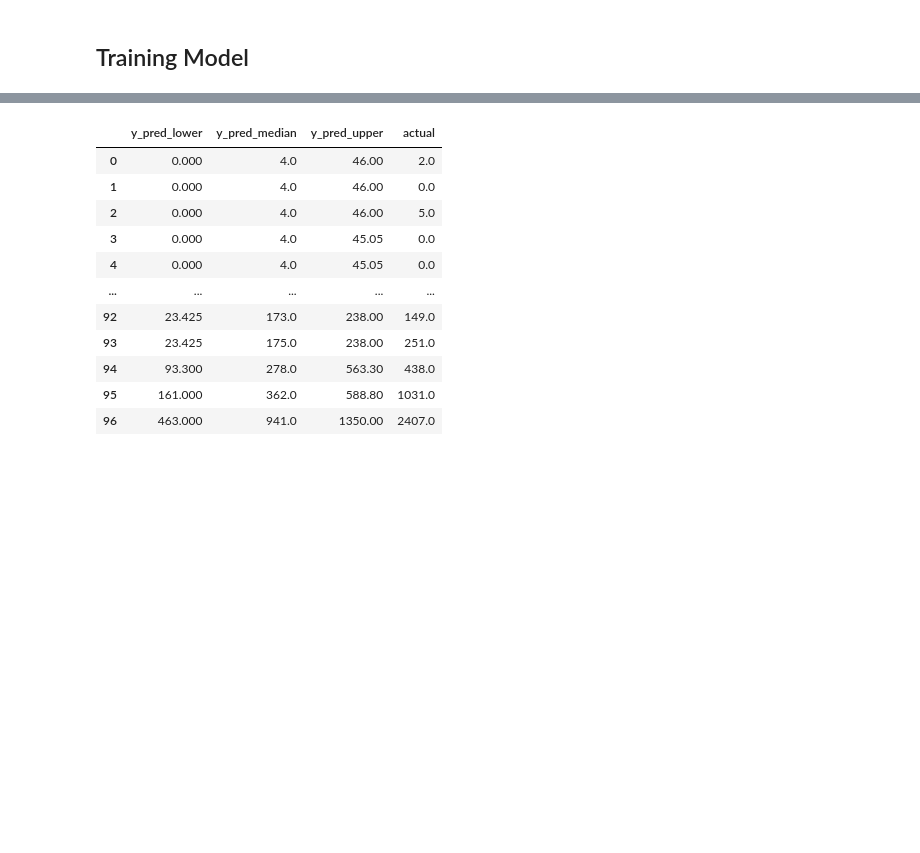
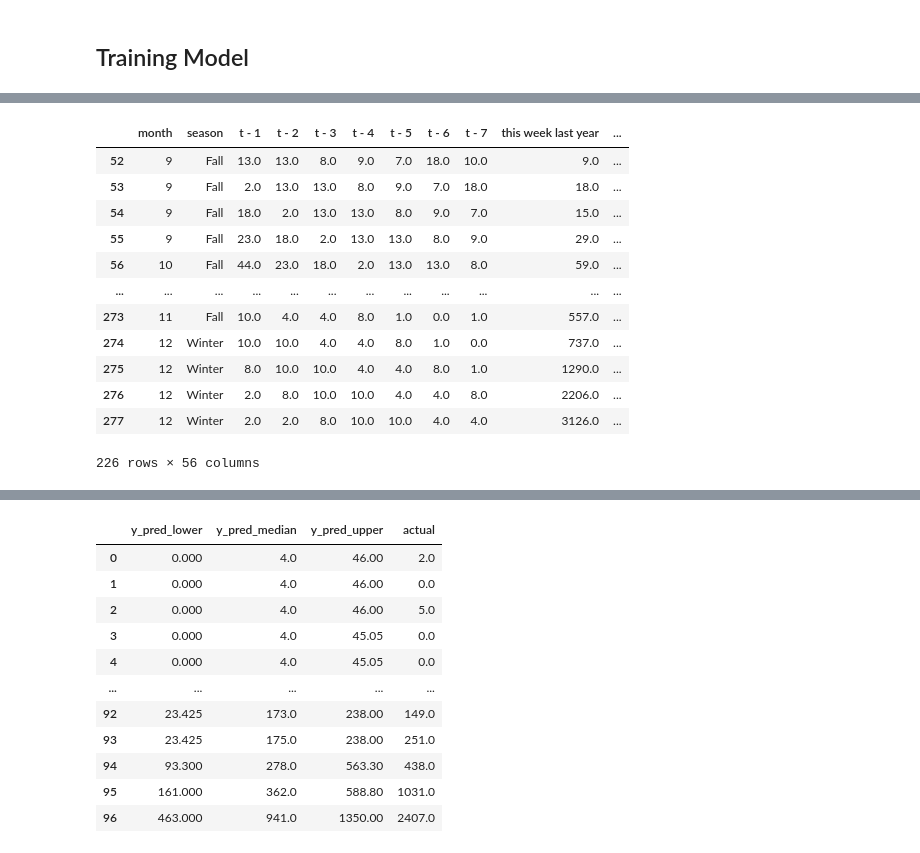
Before and after one commit to jess-moloney/LHL_final_project_influenza_forecasting, a Jupyter notebook: notebooks/Pipeline_v4.ipynb, the cells around one changed output, grey strips where cells are left out. Drawn from its saved outputs; the diff is of its cells as text; code cells hidden in the pictures; blank space fills up the shorter version.

```diff
--- a/notebooks/Pipeline_v4.ipynb
+++ b/notebooks/Pipeline_v4.ipynb
@@ -396,0 +510,16 @@ for model in [week1, week2, week3, week4]:
+# %%
+train_X
+# %% [output]
+|  | month | season | t - 1 | t - 2 | t - 3 | t - 4 | t - 5 | t - 6 | t - 7 | this week last year | ... |
+| 52 | 9 | Fall | 13.0 | 13.0 | 8.0 | 9.0 | 7.0 | 18.0 | 10.0 | 9.0 | ... |
+| 53 | 9 | Fall | 2.0 | 13.0 | 13.0 | 8.0 | 9.0 | 7.0 | 18.0 | 18.0 | ... |
+| 54 | 9 | Fall | 18.0 | 2.0 | 13.0 | 13.0 | 8.0 | 9.0 | 7.0 | 15.0 | ... |
+| 55 | 9 | Fall | 23.0 | 18.0 | 2.0 | 13.0 | 13.0 | 8.0 | 9.0 | 29.0 | ... |
+| 56 | 10 | Fall | 44.0 | 23.0 | 18.0 | 2.0 | 13.0 | 13.0 | 8.0 | 59.0 | ... |
+| ... | ... | ... | ... | ... | ... | ... | ... | ... | ... | ... | ... |
+| 273 | 11 | Fall | 10.0 | 4.0 | 4.0 | 8.0 | 1.0 | 0.0 | 1.0 | 557.0 | ... |
+| 274 | 12 | Winter | 10.0 | 10.0 | 4.0 | 4.0 | 8.0 | 1.0 | 0.0 | 737.0 | ... |
+| 275 | 12 | Winter | 8.0 | 10.0 | 10.0 | 4.0 | 4.0 | 8.0 | 1.0 | 1290.0 | ... |
+| 276 | 12 | Winter | 2.0 | 8.0 | 10.0 | 10.0 | 4.0 | 4.0 | 8.0 | 2206.0 | ... |
+| 277 | 12 | Winter | 2.0 | 2.0 | 8.0 | 10.0 | 10.0 | 4.0 | 4.0 | 3126.0 | ... |
+226 rows × 56 columns
```
Also changed, not shown: parts of 17 cells of this notebook, 1 other file.
